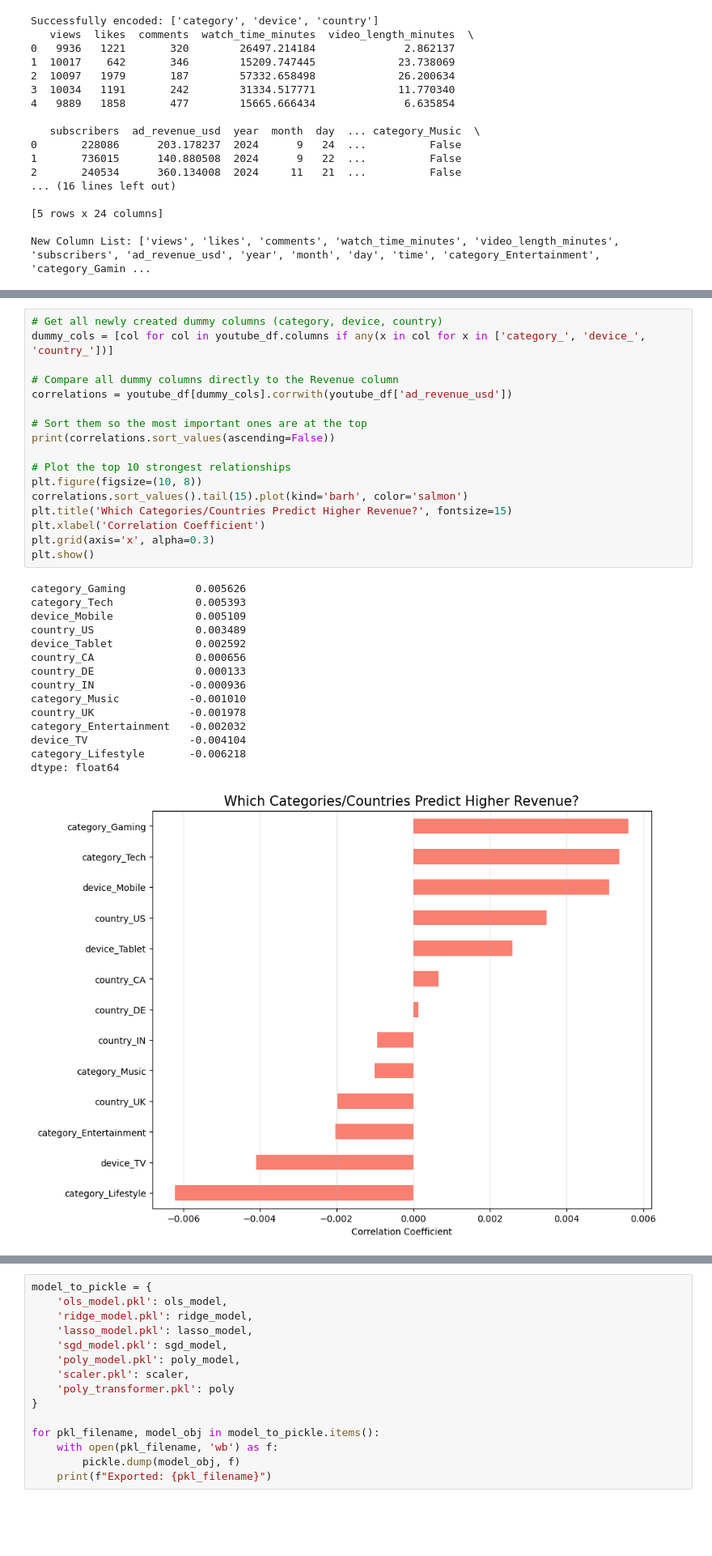
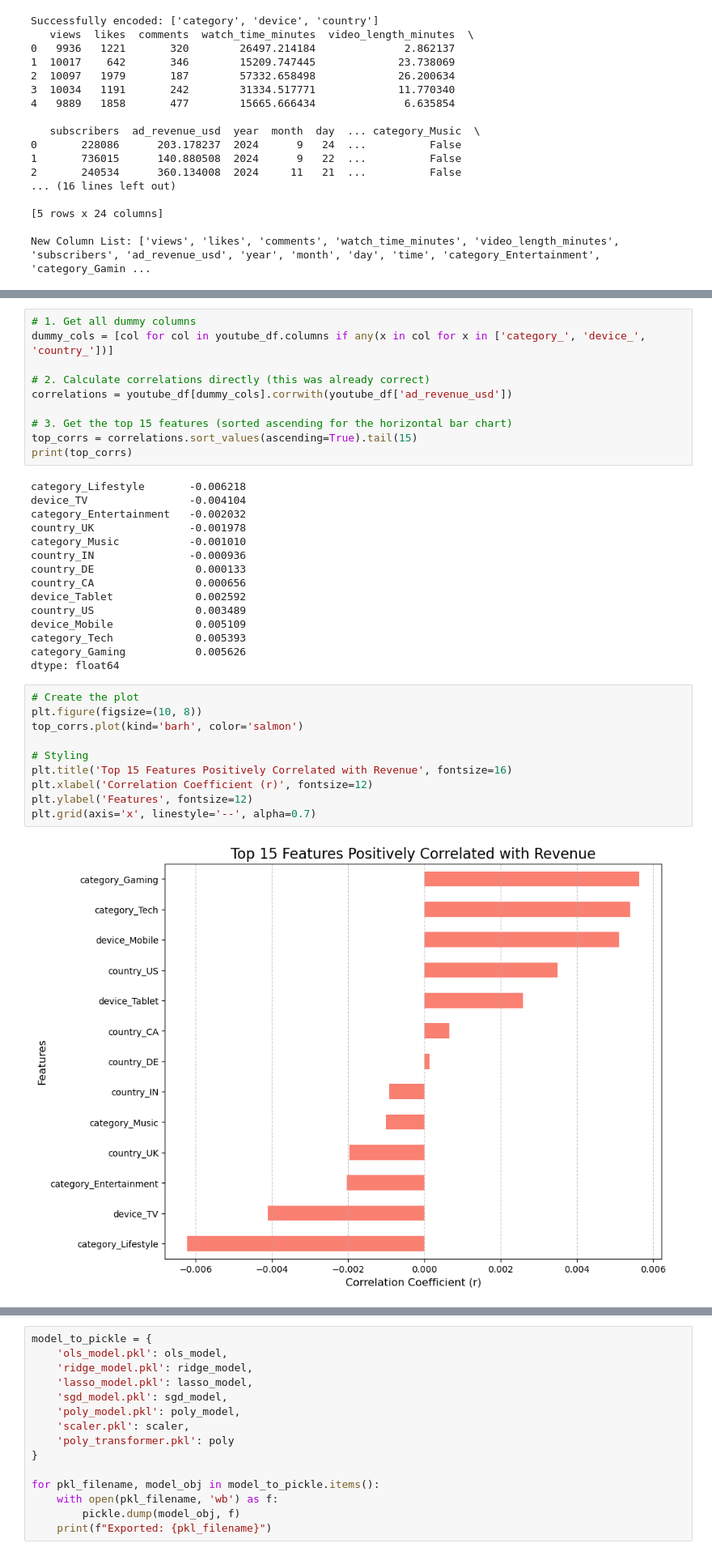
Before and after one commit to vinodg-dotcom/Content_Monetization_Modeler, a Jupyter notebook: youtubeAdRevenue.ipynb, the cells around one changed output, grey strips where cells are left out. Shown at 81% size. Saved outputs shown, nothing was run; the diff lists cells and outputs as text; blank space fills up the shorter version.

```diff
--- a/youtubeAdRevenue.ipynb
+++ b/youtubeAdRevenue.ipynb
@@ -450,35 +450,39 @@ plt.show()
 # %% [output]
 [figure]
 # %%
-# Get all newly created dummy columns (category, device, country)
+# 1. Get all dummy columns
 dummy_cols = [col for col in youtube_df.columns if any(x in col for x in ['category_', 'device_', 'country_'])]
 
-# Compare all dummy columns directly to the Revenue column
+# 2. Calculate correlations directly (this was already correct)
 correlations = youtube_df[dummy_cols].corrwith(youtube_df['ad_revenue_usd'])
 
-# Sort them so the most important ones are at the top
-print(correlations.sort_values(ascending=False))
-
-# Plot the top 10 strongest relationships
-plt.figure(figsize=(10, 8))
-correlations.sort_values().tail(15).plot(kind='barh', color='salmon')
-plt.title('Which Categories/Countries Predict Higher Revenue?', fontsize=15)
-plt.xlabel('Correlation Coefficient')
-plt.grid(axis='x', alpha=0.3)
-plt.show()
+# 3. Get the top 15 features (sorted ascending for the horizontal bar chart)
+top_corrs = correlations.sort_values(ascending=True).tail(15)
+print(top_corrs)
 # %% [output]
+category_Lifestyle       -0.006218
+device_TV                -0.004104
+category_Entertainment   -0.002032
+country_UK               -0.001978
+category_Music           -0.001010
+country_IN               -0.000936
+country_DE                0.000133
+country_CA                0.000656
+device_Tablet             0.002592
+country_US                0.003489
+device_Mobile             0.005109
+category_Tech             0.005393
 category_Gaming           0.005626
-category_Tech             0.005393
-device_Mobile             0.005109
-country_US                0.003489
-device_Tablet             0.002592
-country_CA                0.000656
-country_DE                0.000133
-country_IN               -0.000936
-category_Music           -0.001010
-country_UK               -0.001978
-category_Entertainment   -0.002032
-device_TV                -0.004104
-category_Lifestyle       -0.006218
 dtype: float64
-[figure, removed]
+# %%
+# Create the plot
+plt.figure(figsize=(10, 8))
+top_corrs.plot(kind='barh', color='salmon')
+
+# Styling
+plt.title('Top 15 Features Positively Correlated with Revenue', fontsize=16)
+plt.xlabel('Correlation Coefficient (r)', fontsize=12)
+plt.ylabel('Features', fontsize=12)
+plt.grid(axis='x', linestyle='--', alpha=0.7)
+# %% [output]
+[figure, added]
```
Also changed, not shown: parts of 2 cells of this notebook.
